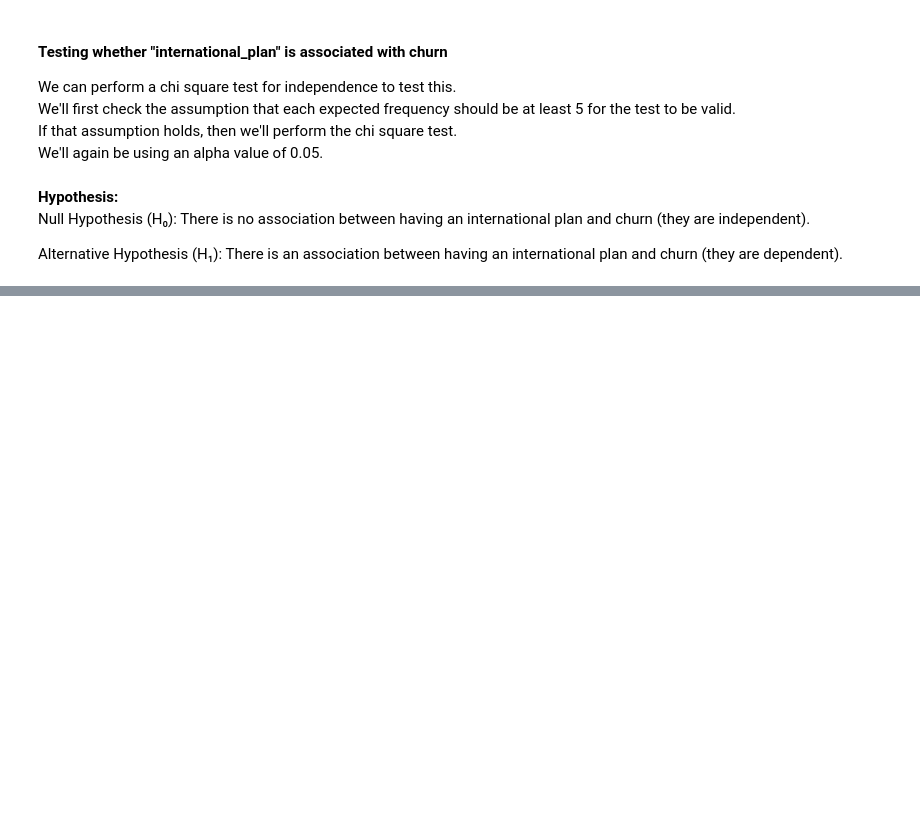
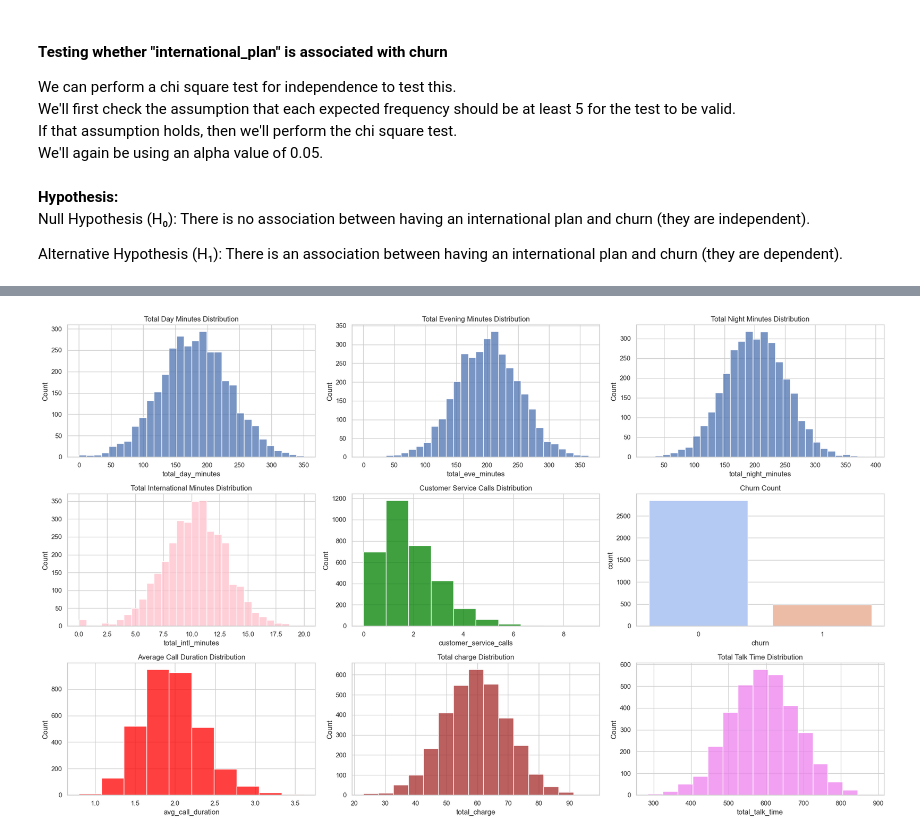
Before and after one commit to Rodgerdev/telecomm_customer_churn, a Jupyter notebook: churn.ipynb, the cells around one changed output, grey strips where cells are left out. Cells and saved outputs as stored; diff of their text form; code cells hidden in the pictures; blank space fills up the shorter version.

```diff
--- a/churn.ipynb
+++ b/churn.ipynb
@@ -511,0 +576,36 @@ Hence, we fail to reject the null hypothesis
+# %%
+# Set the style of the visualization
+sns.set(style="whitegrid")
+
+# Create a figure and axes
+fig, ax = plt.subplots(3, 3, figsize=(20, 12))
+
+# Plot distribution of total day, eve, night, intl minutes and customer service calls
+sns.histplot(df['total_day_minutes'], kde=False, ax=ax[0, 0], palette='deep', bins=30)
+sns.histplot(df['total_eve_minutes'], kde=False, ax=ax[0, 1], palette='muted', bins=30)
+sns.histplot(df['total_night_minutes'], kde=False, ax=ax[0, 2], palette='colorblind', bins=30)
+sns.histplot(df['total_intl_minutes'], kde=False, ax=ax[1, 0], color='pink', bins=30)
+sns.histplot(df['customer_service_calls'], kde=False, ax=ax[1, 1], color='green', bins=10)
+sns.histplot(df['avg_call_duration'], kde=False, ax=ax[2, 0], color='red', bins=10)
+sns.histplot(df['total_charge'], kde=False, ax=ax[2, 1], color='brown', bins=15)
+sns.histplot(df['total_talk_time'], kde=False, ax=ax[2, 2], color='violet', bins=15)
+
+# Plot churn count
+sns.countplot(x='churn', data=df, ax=ax[1, 2], palette='coolwarm')
+
+# Set plot titles
+ax[0, 0].set_title('Total Day Minutes Distribution')
+ax[0, 1].set_title('Total Evening Minutes Distribution')
+ax[0, 2].set_title('Total Night Minutes Distribution')
+ax[1, 0].set_title('Total International Minutes Distribution')
+ax[1, 1].set_title('Customer Service Calls Distribution')
+ax[2, 0].set_title('Average Call Duration Distribution')
+ax[2, 1].set_title('Total charge Distribution')
+ax[2, 2].set_title('Total Talk Time Distribution')
+ax[1, 2].set_title('Churn Count')
+
+# Show the plot
+plt.tight_layout()
+plt.show()
+# %% [output]
+[figure, added]
```
Also changed, not shown: parts of 41 cells of this notebook.
